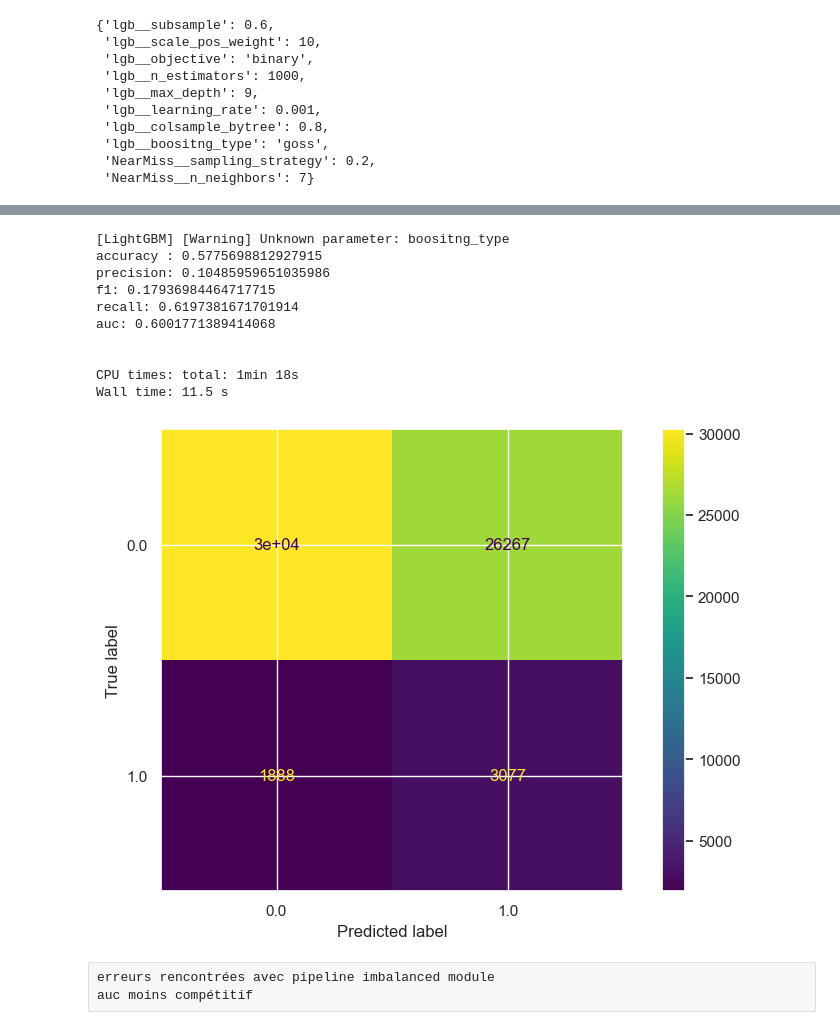
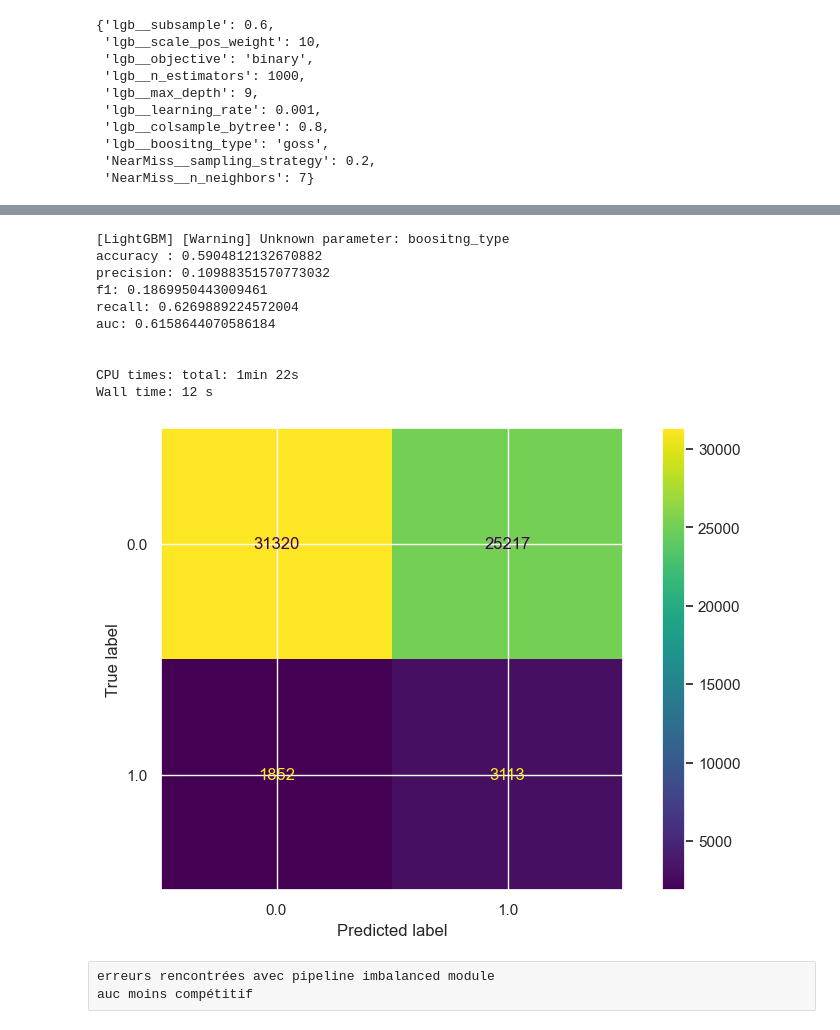
Before and after one commit to kevin-EK/OC-DS-P7-Implementez-un-modele-de-scoring, a Jupyter notebook: 1_FeatureSelection.ipynb, the cells around one changed output, grey strips where cells are left out. Drawn from its saved outputs; the diff is of its cells as text; code cells hidden in the pictures.

Commit message:
m.a.n data laptop

```diff
--- a/1_FeatureSelection.ipynb
+++ b/1_FeatureSelection.ipynb
@@ -1331,5 +1652,13 @@ joblib.dump(lightGBc_SelectedFeature,"data/modeles sauvegardés/lightGBc_SFS_Sel
 # %% [markdown]
 # <a name="C5"><font color='blue'>**Partie 5 : MLflow**</font></a>
+# %%
+colToKeepX = [x for x in col_a_conserver_balacc_fbeta]
+colToKeepX.remove('SK_ID_CURR')
+colToKeepX.remove('TARGET')
+
+X_train_sfs = pd.DataFrame(X_train_scaled, columns=imp.get_feature_names_out())[colToKeepX]
+X_test_sfs = pd.DataFrame(X_test_scaled, columns=imp.get_feature_names_out())[colToKeepX]
+X_validation_sfs = pd.DataFrame(X_validation_scaled, columns=imp.get_feature_names_out())[colToKeepX]
 # %%
 # Metrics
 from sklearn.metrics import (roc_auc_score, f1_score, recall_score,
@@ -1364,7 +1693,7 @@ mlflow.sklearn.autolog(exclusive=False)# Permet de faire appel à l'API de sklea
 lightGBc_Allfeature = lgbmc(objective='binary',class_weight='balanced',random_state = 0,importance_type = 'split')
 
 # All Feature from all csv
-with mlflow.start_run(run_name='LightGBMC ALL Feature'): #experiment_id= experiment_id
+with mlflow.start_run(run_name='LightGBMC ALL Feature_v2'): #experiment_id= experiment_id
     lightGBc_Allfeature.fit( np.concatenate((X_train_scaled,X_test_scaled), axis=0), np.concatenate((y_train,y_test), axis=0) )
 
     y_pred_proba = lightGBc_Allfeature.predict_proba(X_validation_scaled)
@@ -1407,7 +1736,7 @@ Wall time: 14.1 s
 lightGBc_SelectedFeature = lgbmc(objective='binary',class_weight='balanced',random_state = 0,importance_type = 'split')
 
 # Only Selected Feature from SFS
-with mlflow.start_run(run_name='LightGBMC Selected Feature'): #experiment_id= experiment_id
+with mlflow.start_run(run_name='LightGBMC Selected Feature_v2'): #experiment_id= experiment_id
     lightGBc_SelectedFeature.fit(np.concatenate((X_train_sfs,X_test_sfs), axis=0), np.concatenate((y_train,y_test), axis=0) )
 
     y_pred_proba = lightGBc_SelectedFeature.predict_proba(X_validation_sfs)
@@ -1559,12 +1888,11 @@ pipelineNearMiss = Pipeline([('NearMiss', NMiss), ('lgb', lgbc) ])
 grid_search_NearMiss = RandomizedSearchCV(
     estimator=pipelineNearMiss,
     param_distributions=param_test_pipeNearMiss,
-    scoring='roc_auc',
+    scoring='balanced_accuracy',
     cv=3,
     refit=True,
     random_state=0,
     verbose=0)
 
-grid_search_NearMiss.fit( X = np.concatenate((X_train_sfs,X_test_sfs), axis=0),
-                         y = np.concatenate((y_train,y_test), axis=0) )
+grid_search_NearMiss.fit( X = X_train_sfs.values, y = y_train)
 # %% [output]
@@ -1648,7 +1976,7 @@ lgbc = lgbmc(subsample=0.6, scale_pos_weight=10, objective='binary', n_estimator
 pipelineNearMiss = Pipeline([('NearMiss', NMiss), ('lgb', lgbc) ])
 
 # Only Selected Feature from SFS
-with mlflow.start_run(run_name='LightGBMC Only Selected Features NearMiss'): #experiment_id= experiment_id
+with mlflow.start_run(run_name='LightGBMC Only Selected Features NearMiss v2'): #experiment_id= experiment_id
     pipelineNearMiss.fit( X = np.concatenate((X_train_sfs,X_test_sfs), axis=0),
                           y = np.concatenate((y_train,y_test), axis=0) )
 
@@ -1682,14 +2010,14 @@ with mlflow.start_run(run_name='LightGBMC Only Selected Features NearMiss'): #ex
 [LightGBM] [Warning] Unknown parameter: boositng_type
-accuracy : 0.5775698812927915
-precision: 0.10485959651035986
-f1: 0.17936984464717715
-recall: 0.6197381671701914
-auc: 0.6001771389414068
+accuracy : 0.5904812132670882
+precision: 0.10988351570773032
+f1: 0.1869950443009461
+recall: 0.6269889224572004
+auc: 0.6158644070586184
 
 
-CPU times: total: 1min 18s
-Wall time: 11.5 s
+CPU times: total: 1min 22s
+Wall time: 12 s
-[figure, old version]
+[figure, new version]
 # %% [raw]
 erreurs rencontrées avec pipeline imbalanced module
 auc moins compétitif
```
Also changed, not shown: parts of 69 cells of this notebook, 16 other files.
